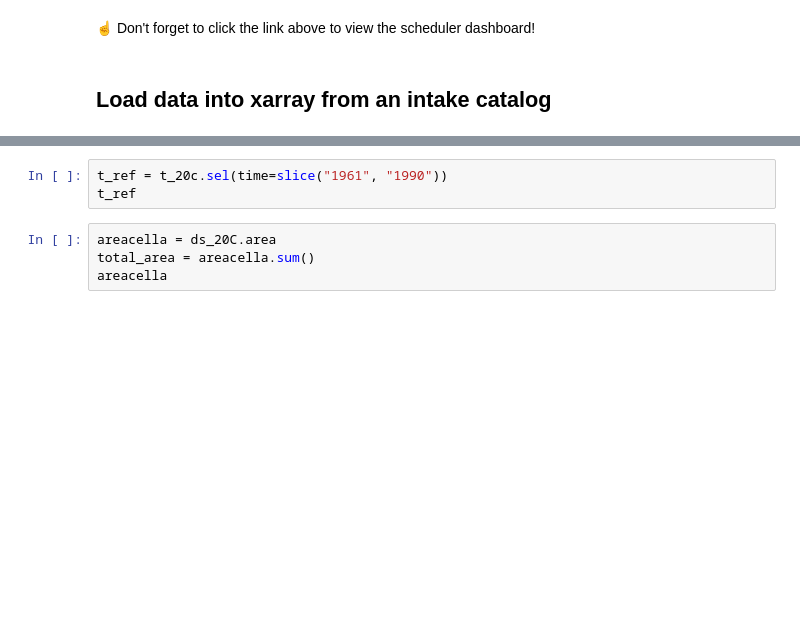
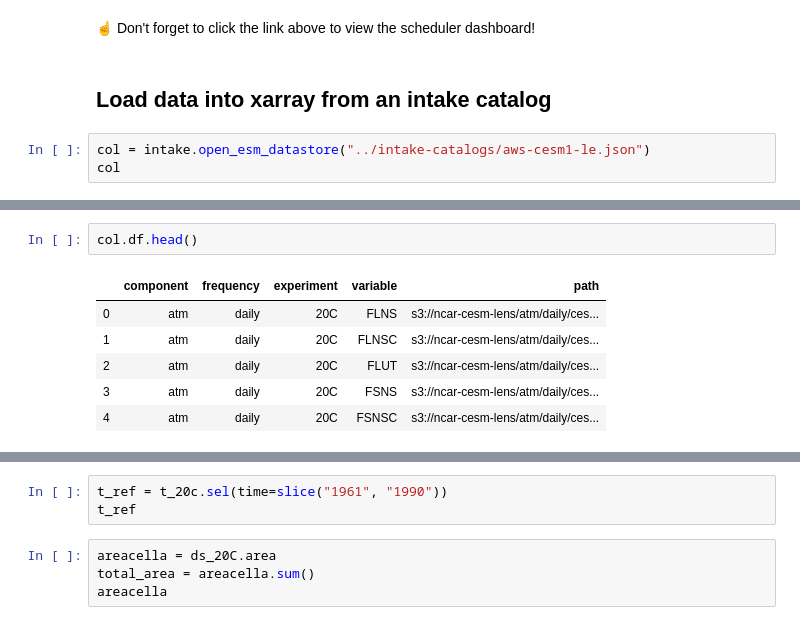
Before and after one commit to NCAR/cesm-lens-aws, a Jupyter notebook: notebooks/kay-et-al-2015.ipynb, the cells around one changed output, grey strips where cells are left out. Saved outputs shown, nothing was run; the diff lists cells and outputs as text; blank space fills up the shorter version.

```diff
--- a/notebooks/kay-et-al-2015.ipynb
+++ b/notebooks/kay-et-al-2015.ipynb
@@ -34,3 +37,6 @@ cluster
 ☝️ Don't forget to click the link above to view the scheduler dashboard!
 # %% [markdown]
 ## Load data into xarray from an intake catalog
+# %%
+col = intake.open_esm_datastore("../intake-catalogs/aws-cesm1-le.json")
+col
@@ -36,0 +54,9 @@ cluster
+# %%
+col.df.head()
+# %% [output]
+|  | component | frequency | experiment | variable | path |
+| 0 | atm | daily | 20C | FLNS | s3://ncar-cesm-lens/atm/daily/ces... |
+| 1 | atm | daily | 20C | FLNSC | s3://ncar-cesm-lens/atm/daily/ces... |
+| 2 | atm | daily | 20C | FLUT | s3://ncar-cesm-lens/atm/daily/ces... |
+| 3 | atm | daily | 20C | FSNS | s3://ncar-cesm-lens/atm/daily/ces... |
+| 4 | atm | daily | 20C | FSNSC | s3://ncar-cesm-lens/atm/daily/ces... |
```
Also changed, not shown: parts of 9 cells of this notebook.
